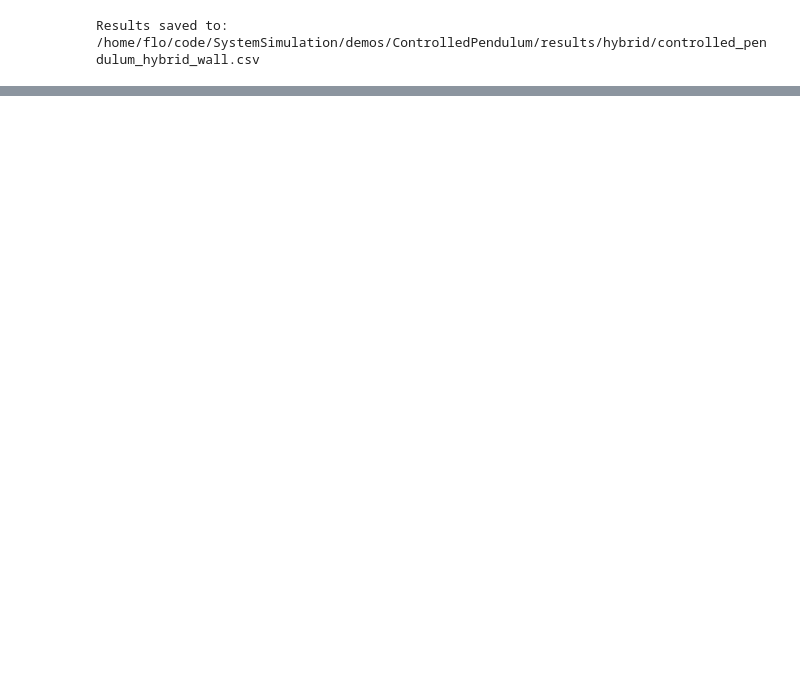
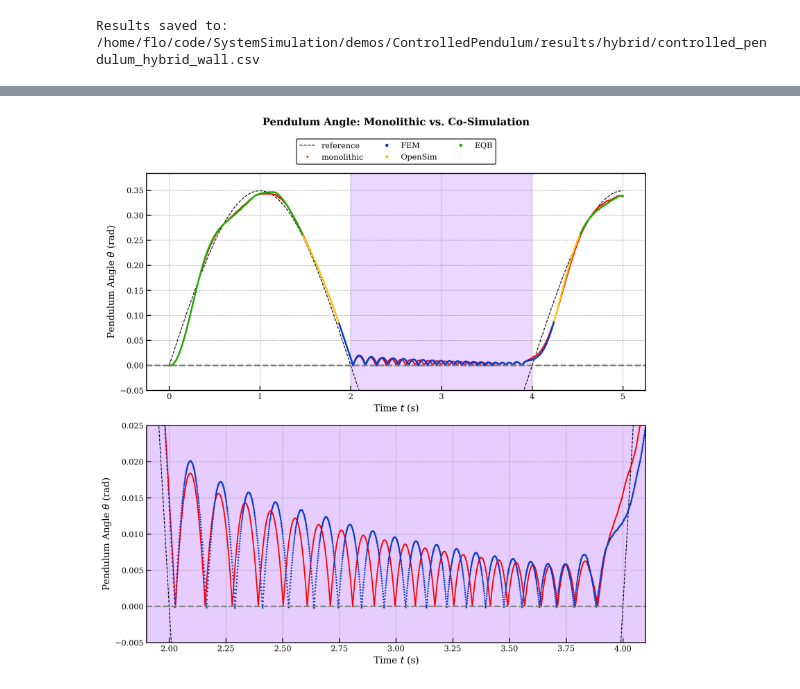
Before and after one commit to FlorianFrech/SystemSimulation, a Jupyter notebook: demos/ControlledPendulum/verification_master_wall.ipynb, the cells around one changed output, grey strips where cells are left out. Cells and saved outputs as stored; diff of their text form; code cells hidden in the pictures; blank space fills up the shorter version.

```diff
--- a/demos/ControlledPendulum/verification_master_wall.ipynb
+++ b/demos/ControlledPendulum/verification_master_wall.ipynb
@@ -474,0 +509,46 @@ Total mode switches: 4
+# %%
+marker_size = 1
+fem_style = {'color': "#063ccf", 'linestyle': 'None', 'marker': 'o', 'markersize': marker_size, 'linewidth': 1}  # Deep blue
+opensim_style = {'color': "#f8c20f", 'linestyle': 'None', 'marker': 'o', 'markersize': marker_size, 'linewidth': 1}  # Green
+eqb_style = {'color': "#24aa09", 'linestyle': 'None', 'marker': 'o', 'markersize': marker_size, 'linewidth': 1}  # Purple
+# %%
+plt.figure(figsize=(10,10))
+
+zoom1_color = (0.9, 0.8, 1.0) # Purple for first zoom region
+zoom2_color = (1.0, 0.9, 0.8) # Orange for second zoom region
+
+plt.subplot(2, 1, 1)
+plt.title(r'Pendulum Angle: Monolithic vs. Co-Simulation', fontweight='bold', y=1.2)
+plt.plot(t_ref, q_ref, label='reference', color='black', linestyle='--', linewidth=1)
+plt.plot(res['time'], res['pendulum.q'], label='monolithic', color='red', marker='.', linestyle='None', markersize=1)
+plt.plot(t_vals_fem, q_vals_fem, label="FEM", **fem_style)
+plt.plot(t_vals_os, q_vals_os, label="OpenSim", **opensim_style)
+plt.plot(t_vals_eqb, q_vals_eqb, label="EQB", **eqb_style)
+plt.axhline(0, color='gray', linestyle='--', linewidth=2)
+plt.ylabel(r'Pendulum Angle $\theta$ (rad)')
+plt.xlabel(r'Time $t$ (s)')
+plt.ylim(-0.05)
+plt.grid()
+plt.legend(loc='center', bbox_to_anchor=(0.5, 1.1), ncol=3, markerscale=3)
+
+plt.axvspan(2, 4, color=zoom1_color, alpha=0.8)
+
+plt.subplot(2, 1, 2)
+plt.plot(t_ref, q_ref, label='reference', color='black', linestyle='--', linewidth=1)
+plt.plot(res['time'], res['pendulum.q'], label='monolithic', color='red', marker='.', linestyle='None', markersize=1)
+plt.plot(t_vals_fem, q_vals_fem, label="FEM", **fem_style)
+plt.plot(t_vals_os, q_vals_os, label="OpenSim", **opensim_style)
+plt.plot(t_vals_eqb, q_vals_eqb, label="EQB", **eqb_style)
+plt.axhline(0, color='gray', linestyle='--', linewidth=2)
+plt.ylabel(r'Pendulum Angle $\theta$ (rad)')
+plt.xlabel(r'Time $t$ (s)')
+plt.xlim(1.9, 4.1)
+plt.ylim(-0.005, 0.025)
+plt.grid()
+plt.gca().set_facecolor((0.9, 0.8, 1.0))
+
+plt.tight_layout()
+plt.savefig('figures/verification_hybrid_master_pendulum_1.svg')
+plt.show()
+# %% [output]
+[figure, added]
```
Also changed, not shown: parts of 11 cells of this notebook, 11 other files.
